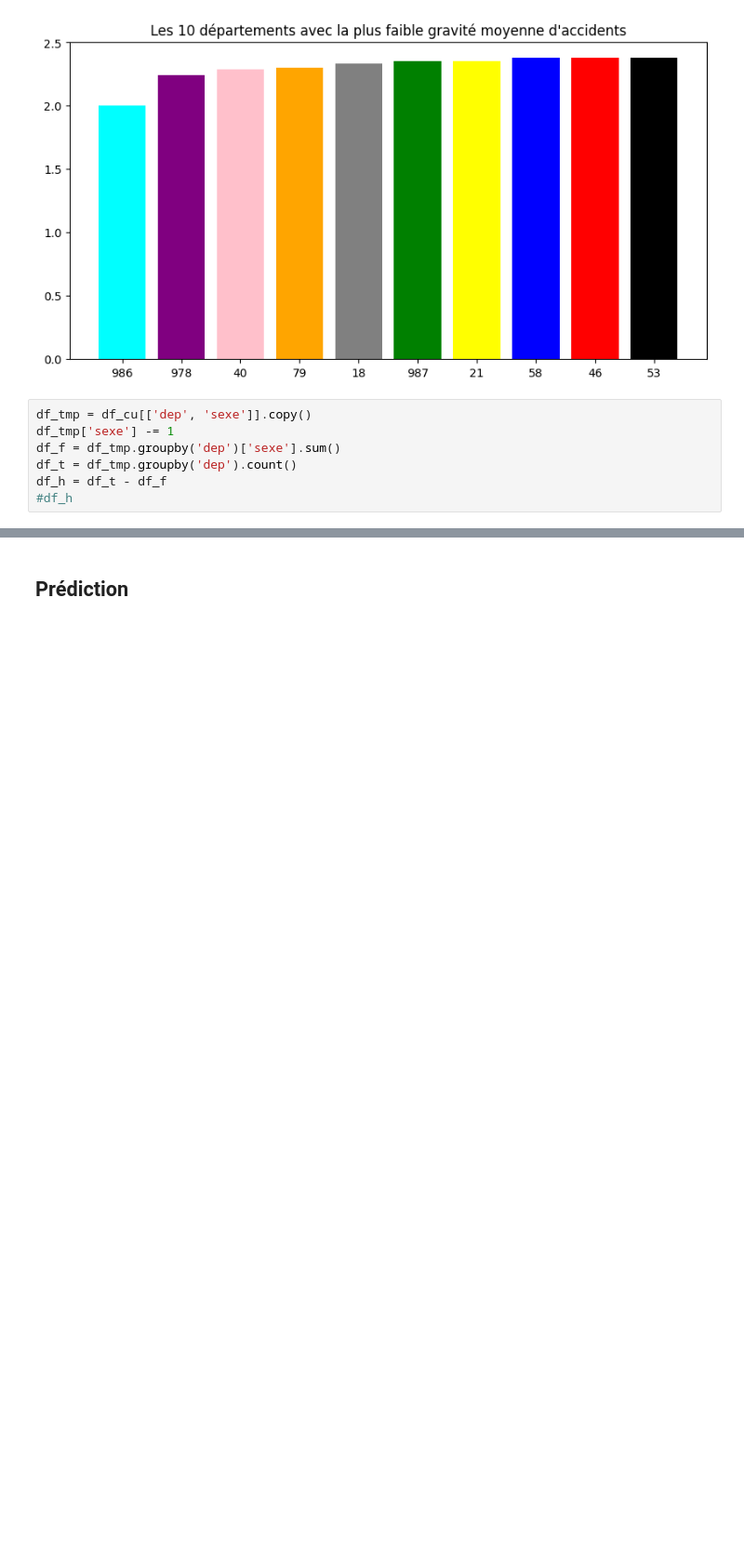
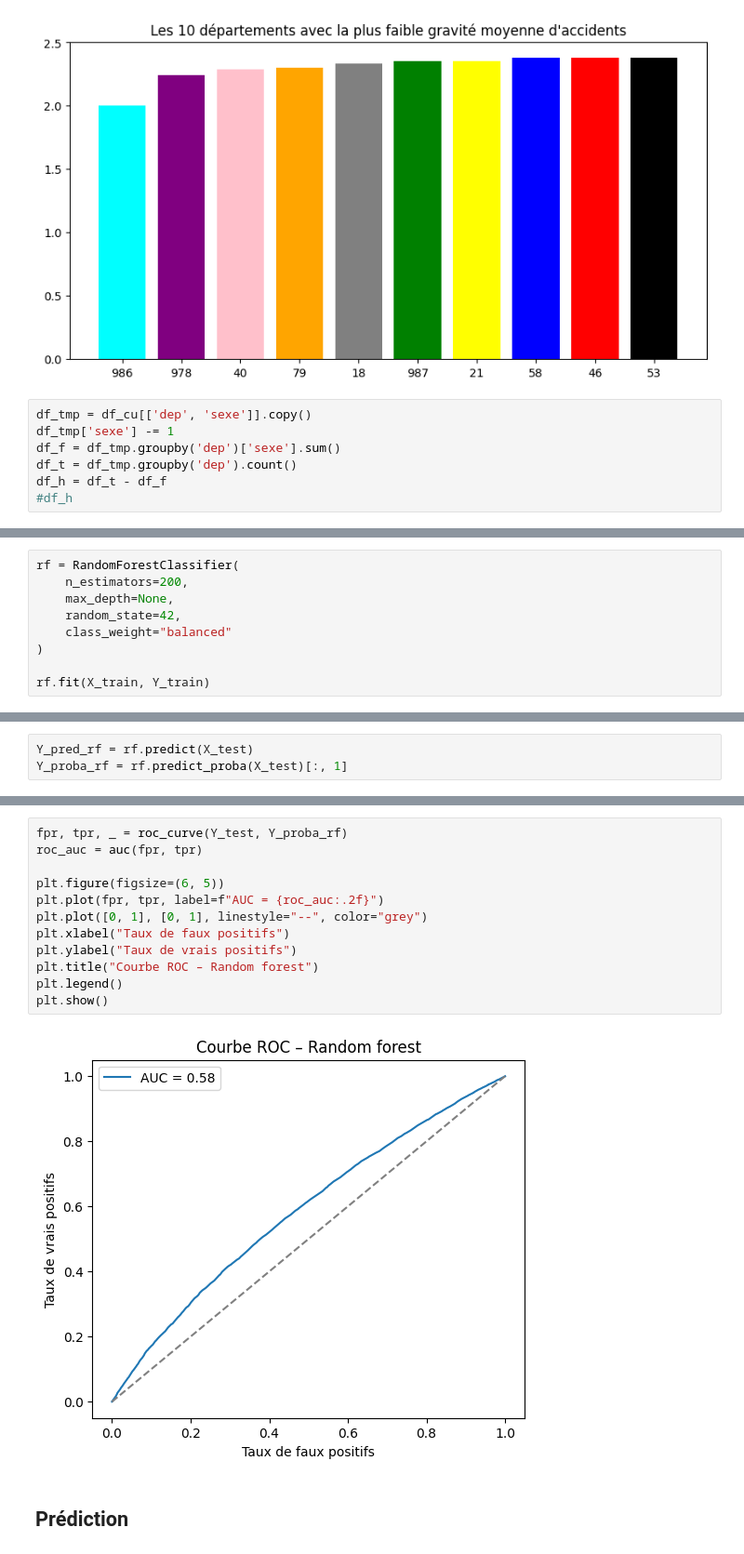
Before and after one commit to JohanneBohn/Python-DS, a Jupyter notebook: rapport.ipynb, the cells around one changed output, grey strips where cells are left out. Shown at 93% size. Drawn from its saved outputs; the diff is of its cells as text; blank space fills up the shorter version.

```diff
--- a/rapport.ipynb
+++ b/rapport.ipynb
@@ -195,0 +333,9 @@ df_h = df_t - df_f
+# %%
+rf = RandomForestClassifier(
+    n_estimators=200,
+    max_depth=None,
+    random_state=42,
+    class_weight="balanced"
+)
+
+rf.fit(X_train, Y_train)
@@ -195,0 +345,3 @@ df_h = df_t - df_f
+# %%
+Y_pred_rf = rf.predict(X_test)
+Y_proba_rf = rf.predict_proba(X_test)[:, 1]
@@ -196,3 +409,17 @@ df_h = df_t - df_f
+# %%
+fpr, tpr, _ = roc_curve(Y_test, Y_proba_rf)
+roc_auc = auc(fpr, tpr)
+
+plt.figure(figsize=(6, 5))
+plt.plot(fpr, tpr, label=f"AUC = {roc_auc:.2f}")
+plt.plot([0, 1], [0, 1], linestyle="--", color="grey")
+plt.xlabel("Taux de faux positifs")
+plt.ylabel("Taux de vrais positifs")
+plt.title("Courbe ROC – Random forest")
+plt.legend()
+plt.show()
+# %% [output]
+[figure, added]
 # %% [markdown]
 ## Prédiction
 # %%
```
Also changed, not shown: parts of 37 cells of this notebook.
